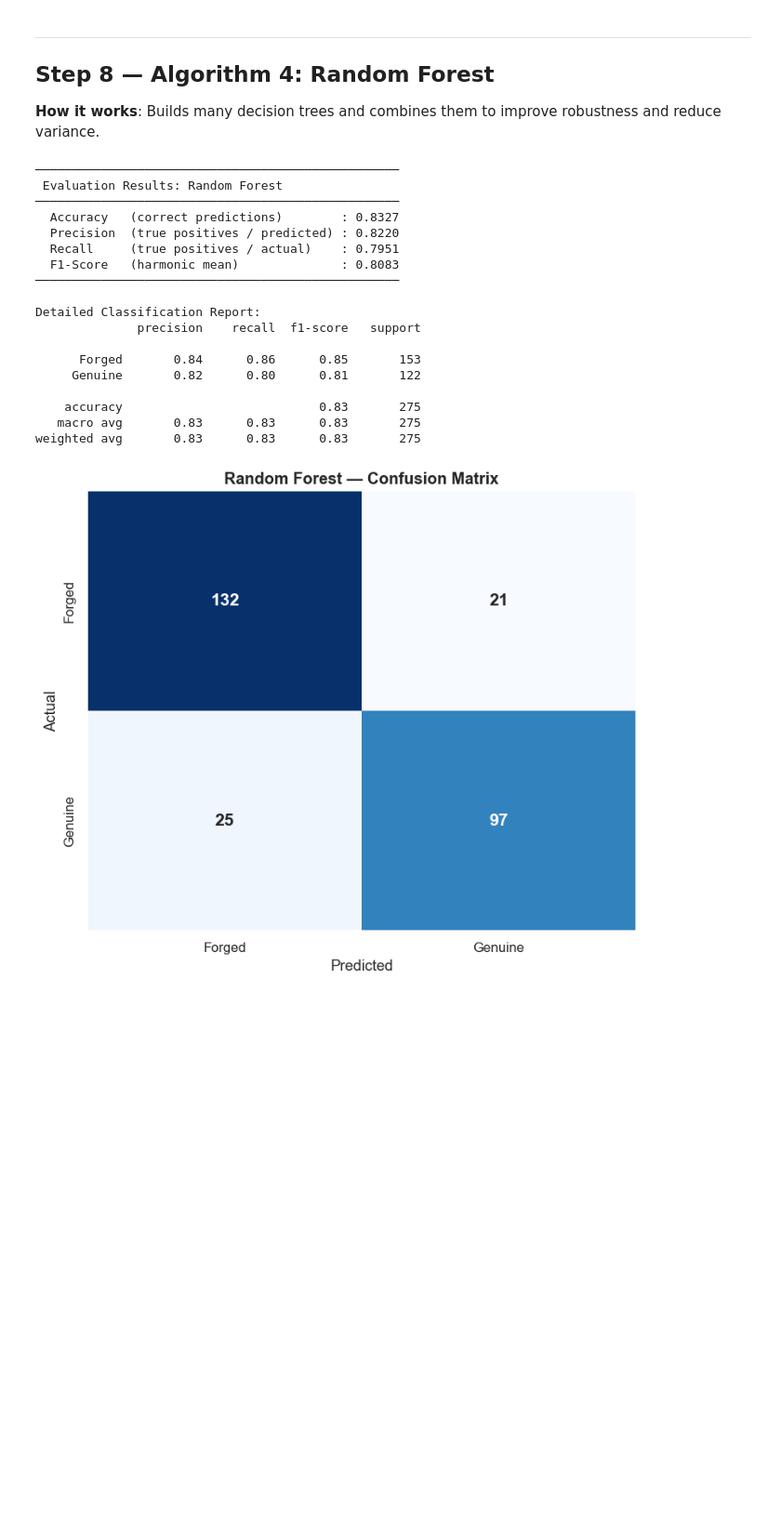
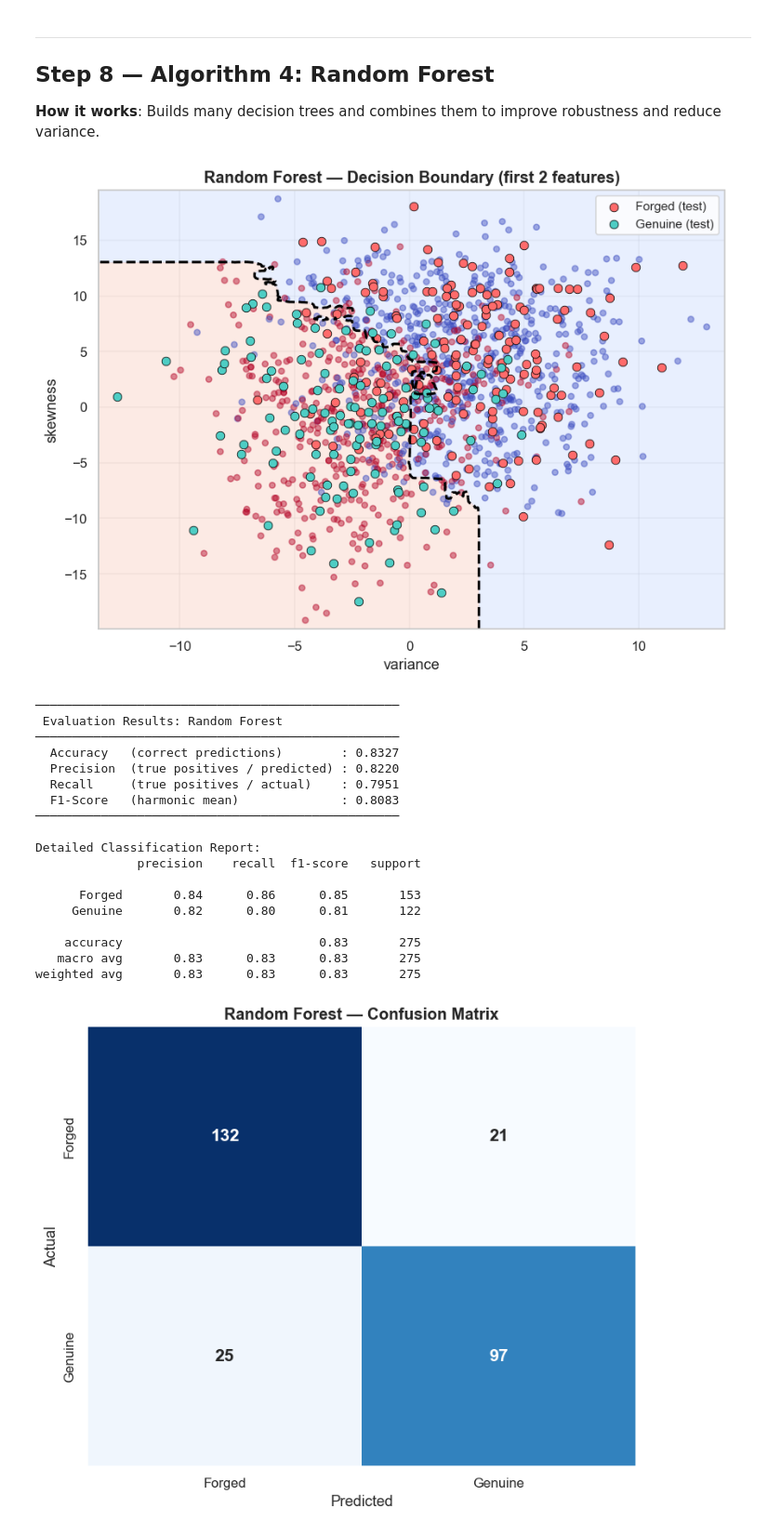
Before and after one commit to LakshyaAhlawat/banknote_authentication, a Jupyter notebook: banknote_authentication.ipynb, the cells around one changed output. Shown at 93% size. Drawn from its saved outputs; the diff is of its cells as text; code cells hidden in the pictures; blank space fills up the shorter version.

```diff
--- a/banknote_authentication.ipynb
+++ b/banknote_authentication.ipynb
@@ -928,23 +1026,42 @@ SVM (RBF) — 10-Fold Cross-Validation Accuracy per fold:
 # %%
 # ── Train Random Forest on noisy features (tree model does not require scaling) ──
 rf_model = RandomForestClassifier(
     n_estimators=300,
     max_depth=4,
     min_samples_leaf=8,
     random_state=RANDOM_SEED
 )
 
 rf_model.fit(X_train_noisy, y_train)
 y_pred_rf = rf_model.predict(X_test_noisy)
 y_prob_rf = rf_model.predict_proba(X_test_noisy)[:, 1]
 
+# Plot 2D decision boundary using first 2 features
+feature_pair = [X_train.columns[0], X_train.columns[1]]
+rf_vis_model = RandomForestClassifier(
+    n_estimators=300,
+    max_depth=4,
+    min_samples_leaf=8,
+    random_state=RANDOM_SEED
+)
+plot_decision_boundary_2d(
+    model=rf_vis_model,
+    X_train_2d=X_train_noisy.iloc[:, :2].values,
+    y_train=y_train,
+    X_test_2d=X_test_noisy.iloc[:, :2].values,
+    y_test=y_test,
+    model_name="Random Forest",
+    feature_names=feature_pair
+)
+
 # Evaluate
 rf_results = evaluate_model("Random Forest", y_test, y_pred_rf)
 all_results["Random Forest"] = rf_results
 
 print("\nDetailed Classification Report:")
 print(classification_report(y_test, y_pred_rf, target_names=["Forged", "Genuine"]))
 # %% [output]
+[figure, added]
 ──────────────────────────────────────────────────
  Evaluation Results: Random Forest
 ──────────────────────────────────────────────────
```
Also changed, not shown: parts of 4 cells of this notebook.
